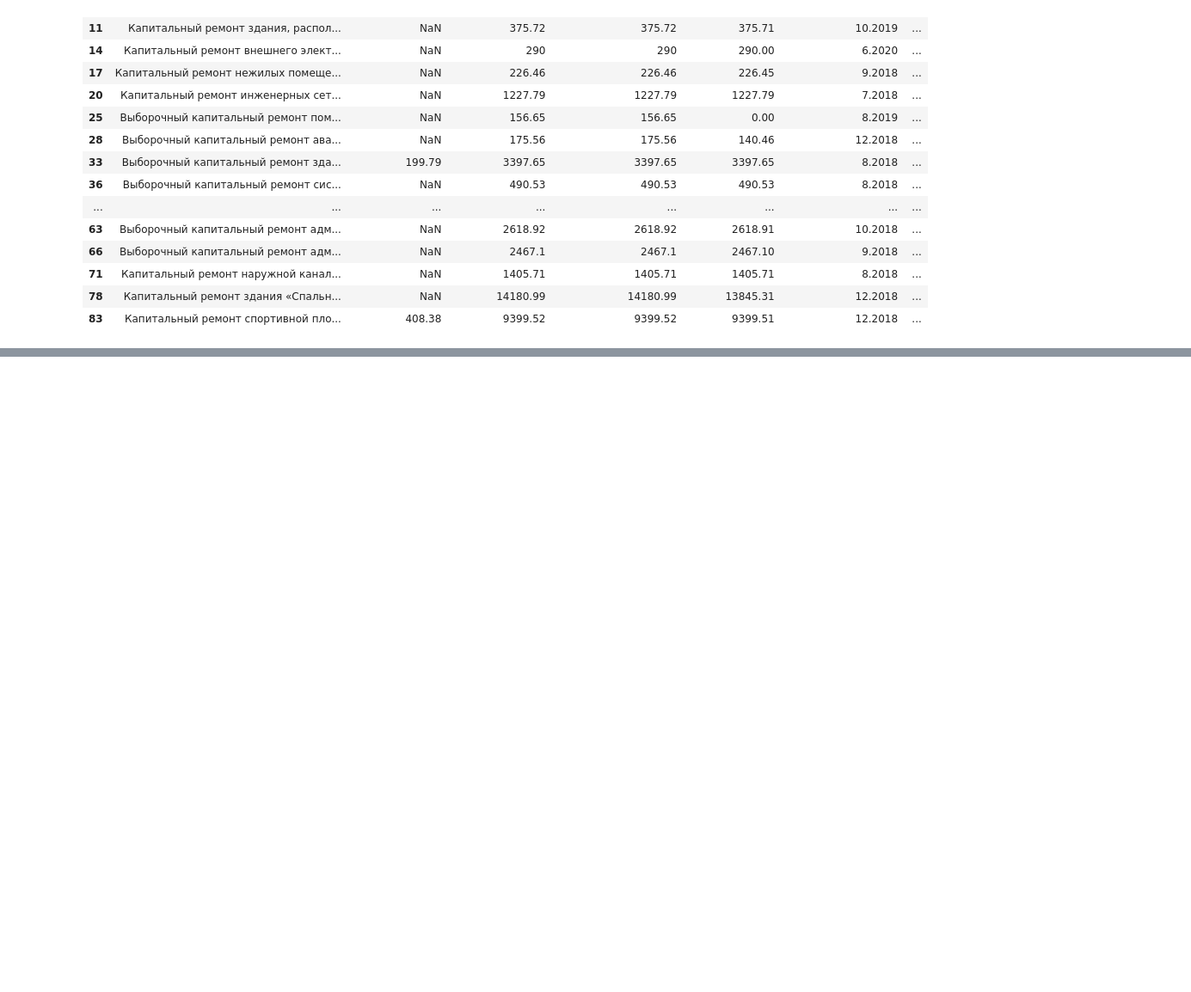
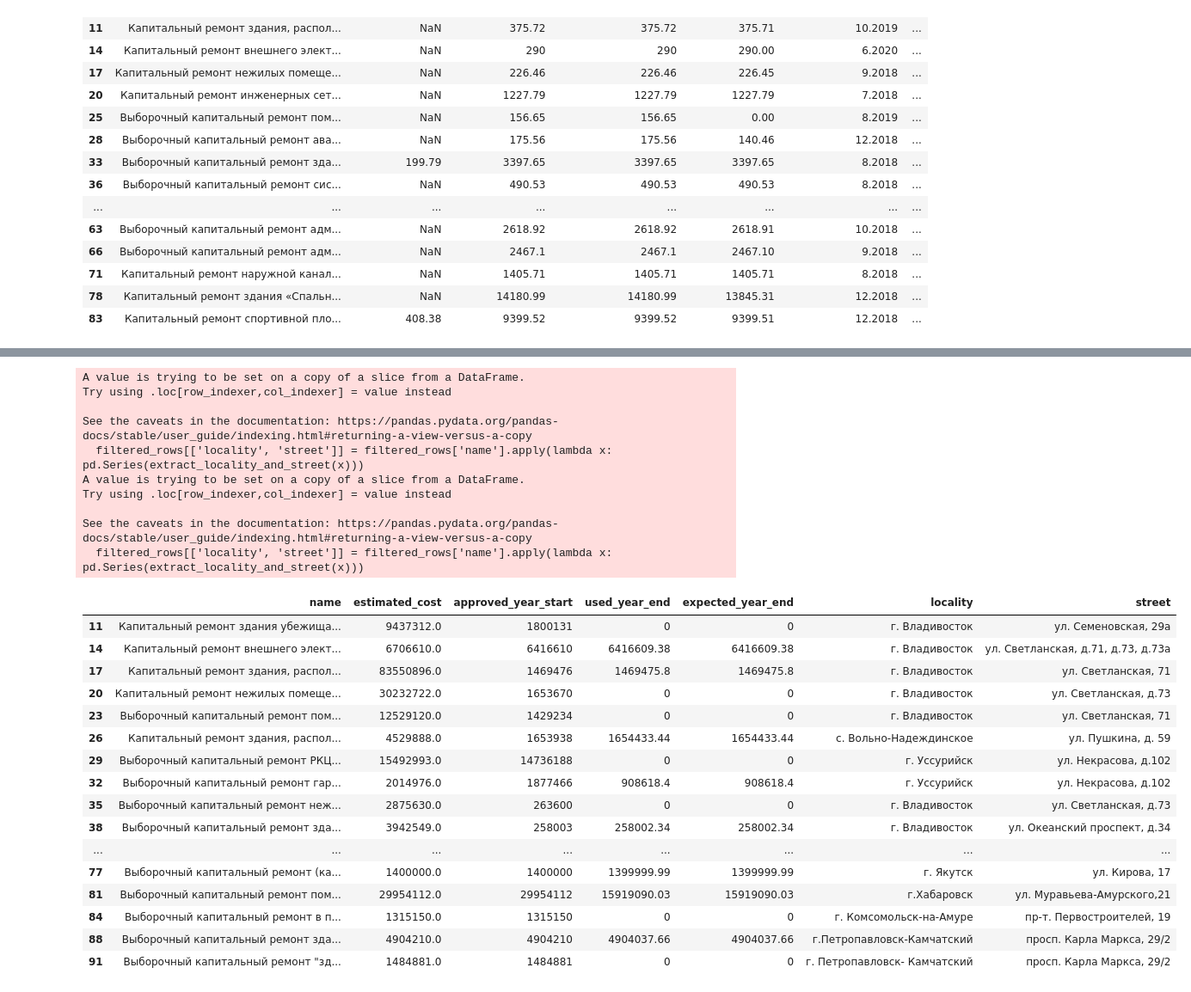
Before and after one commit to 999rse/noa_cb_intern, a Jupyter notebook: kc_tr_kr_operating.ipynb, the cells around one changed output, grey strips where cells are left out. Shown: that part at 86% size. Drawn from its saved outputs; the diff is of its cells as text; code cells hidden in the pictures; blank space fills up the shorter version.

```diff
--- a/kc_tr_kr_operating.ipynb
+++ b/kc_tr_kr_operating.ipynb
@@ -127,0 +130,22 @@ results[2]
+# %%
+KR_files = ["KR on 01.01.2020.xlsx"]
+
+# for KR_file in KR_files:
+#     filexlsx = pd.read_excel("train_data/KC_TR_KR/"+KR_file, skiprows=14) # Skip header
+
+    # columns_to_drop = [0, 2, 6, 7, 10]
+    # filexlsx = filexlsx.drop(filexlsx.columns[columns_to_drop], axis=1)
+
+    # new_column_names = ["name", "estimated_cost", "used_year_start", "approved_year_start", "used_year_end", "expected_year_end"]
+    # filexlsx.columns = new_column_names
+
+    # target_line_startswith = ["Выборочный", "Капитальный", "Новый", "Ремонт"]
+    # filtered_rows = filexlsx[filexlsx['name'].apply(lambda x: str(x).startswith(tuple(target_line_startswith)) if pd.notna(x) else False)]
+
+    # filtered_rows[['locality', 'street']] = filtered_rows['name'].apply(lambda x: pd.Series(extract_locality_and_street(x)))
+
+    # results.append(filtered_rows)
+
+filexlsx = pd.read_excel("train_data/KC_TR_KR/"+KR_files[0], skiprows=2) # Skip header
+
+filexlsx
@@ -127,0 +166,4 @@ results[2]
+# %%
+columns_to_drop = [0, 2, 4, 5, 7, 9, 10, 12, 13, 14, 15, 16, 17]
+filexlsx = filexlsx.drop(filexlsx.columns[columns_to_drop], axis=1)
+filexlsx
@@ -127,0 +184,5 @@ results[2]
+# %%
+new_column_names = ["name", "estimated_cost", "approved_year_start", "used_year_end", "expected_year_end"]
+filexlsx.columns = new_column_names
+
+filexlsx
@@ -127,0 +203,5 @@ results[2]
+# %%
+target_line_startswith = ["Выборочный", "Капитальный", "Новый", "Ремонт"]
+filtered_rows = filexlsx[filexlsx['name'].apply(lambda x: str(x).startswith(tuple(target_line_startswith)) if pd.notna(x) else False)]
+
+filtered_rows
@@ -127,0 +226,32 @@ results[2]
+# %%
+filtered_rows[['locality', 'street']] = filtered_rows['name'].apply(lambda x: pd.Series(extract_locality_and_street(x)))
+
+filtered_rows
+# %% [output]
+A value is trying to be set on a copy of a slice from a DataFrame.
+Try using .loc[row_indexer,col_indexer] = value instead
+
+See the caveats in the documentation: https://pandas.pydata.org/pandas-docs/stable/user_guide/indexing.html#returning-a-view-versus-a-copy
+  filtered_rows[['locality', 'street']] = filtered_rows['name'].apply(lambda x: pd.Series(extract_locality_and_street(x)))
+A value is trying to be set on a copy of a slice from a DataFrame.
+Try using .loc[row_indexer,col_indexer] = value instead
+
+See the caveats in the documentation: https://pandas.pydata.org/pandas-docs/stable/user_guide/indexing.html#returning-a-view-versus-a-copy
+  filtered_rows[['locality', 'street']] = filtered_rows['name'].apply(lambda x: pd.Series(extract_locality_and_street(x)))
+|  | name | estimated_cost | approved_year_start | used_year_end | expected_year_end | locality | street |
+| 11 | Капитальный ремонт здания убежища... | 9437312.0 | 1800131 | 0 | 0 | г. Владивосток | ул. Семеновская, 29а |
+| 14 | Капитальный ремонт внешнего элект... | 6706610.0 | 6416610 | 6416609.38 | 6416609.38 | г. Владивосток | ул. Светланская, д.71, д.73, д.73а |
+| 17 | Капитальный ремонт здания, распол... | 83550896.0 | 1469476 | 1469475.8 | 1469475.8 | г. Владивосток | ул. Светланская, 71 |
+| 20 | Капитальный ремонт нежилых помеще... | 30232722.0 | 1653670 | 0 | 0 | г. Владивосток | ул. Светланская, д.73 |
+| 23 | Выборочный капитальный ремонт пом... | 12529120.0 | 1429234 | 0 | 0 | г. Владивосток | ул. Светланская, 71 |
+| 26 | Капитальный ремонт здания, распол... | 4529888.0 | 1653938 | 1654433.44 | 1654433.44 | с. Вольно-Надеждинское | ул. Пушкина, д. 59 |
+| 29 | Выборочный капитальный ремонт РКЦ... | 15492993.0 | 14736188 | 0 | 0 | г. Уссурийск | ул. Некрасова, д.102 |
+| 32 | Выборочный капитальный ремонт гар... | 2014976.0 | 1877466 | 908618.4 | 908618.4 | г. Уссурийск | ул. Некрасова, д.102 |
+| 35 | Выборочный капитальный ремонт неж... | 2875630.0 | 263600 | 0 | 0 | г. Владивосток | ул. Светланская, д.73 |
+| 38 | Выборочный капитальный ремонт зда... | 3942549.0 | 258003 | 258002.34 | 258002.34 | г. Владивосток | ул. Океанский проспект, д.34 |
+| ... | ... | ... | ... | ... | ... | ... | ... |
+| 77 | Выборочный капитальный ремонт (ка... | 1400000.0 | 1400000 | 1399999.99 | 1399999.99 | г. Якутск | ул. Кирова, 17 |
+| 81 | Выборочный капитальный ремонт пом... | 29954112.0 | 29954112 | 15919090.03 | 15919090.03 | г.Хабаровск | ул. Муравьева-Амурского,21 |
+| 84 | Выборочный капитальный ремонт в п... | 1315150.0 | 1315150 | 0 | 0 | г. Комсомольск-на-Амуре | пр-т. Первостроителей, 19 |
+| 88 | Выборочный капитальный ремонт зда... | 4904210.0 | 4904210 | 4904037.66 | 4904037.66 | г.Петропавловск-Камчатский | просп. Карла Маркса, 29/2 |
+| 91 | Выборочный капитальный ремонт "зд... | 1484881.0 | 1484881 | 0 | 0 | г. Петропавловск- Камчатский | просп. Карла Маркса, 29/2 |
```
Also changed, not shown: parts of 7 cells of this notebook.
